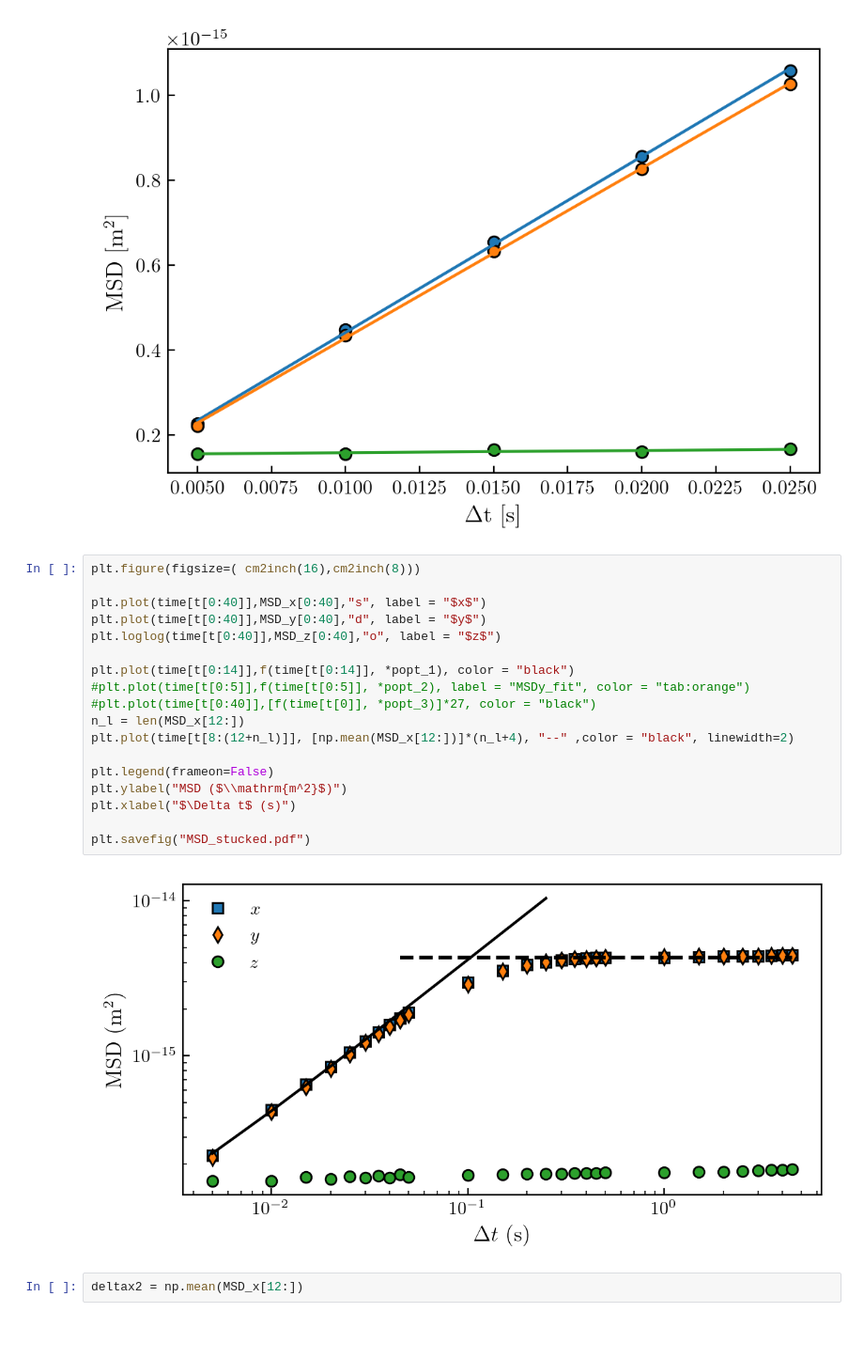
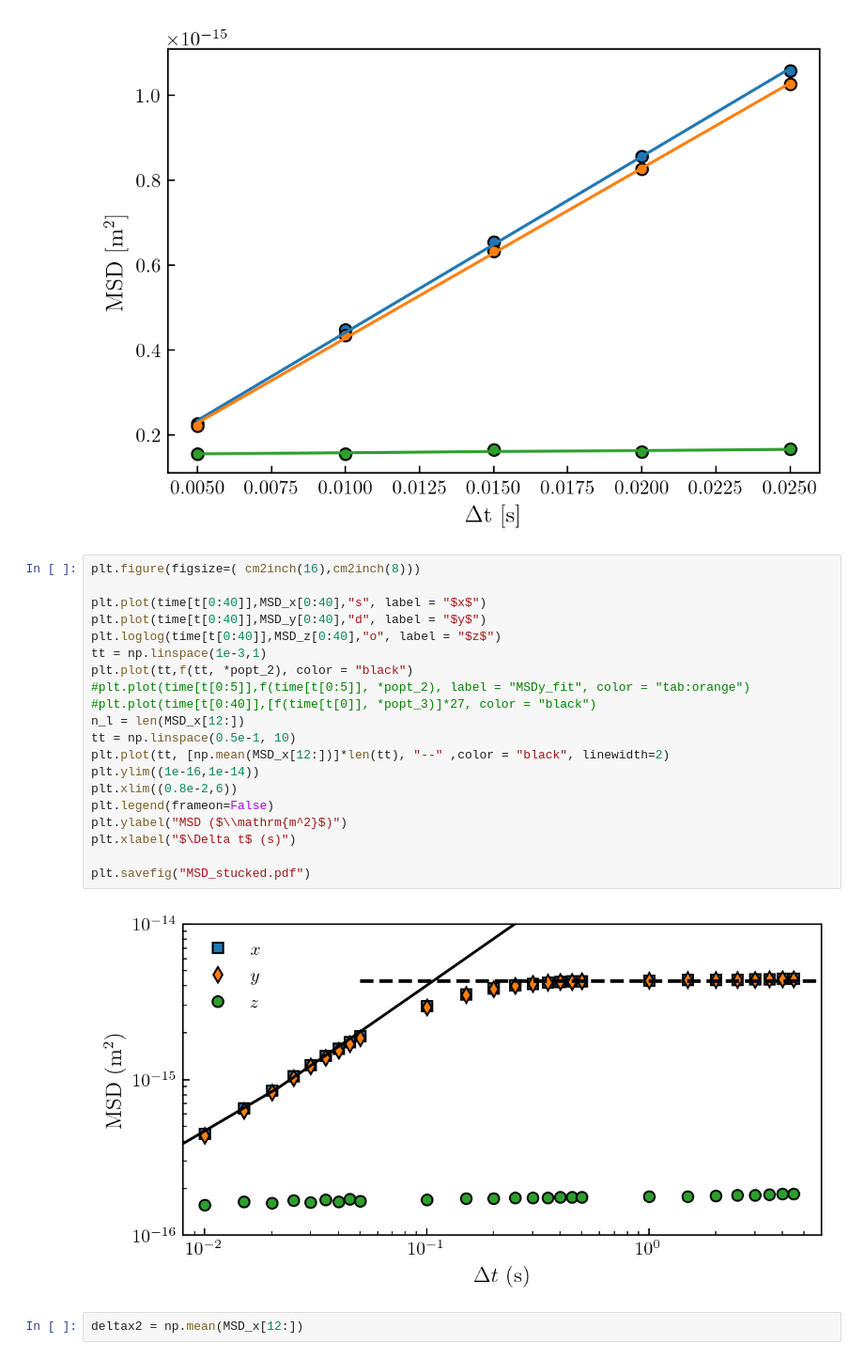
Before and after one commit to eXpensia/Confined-Brownian-Motion, a Jupyter notebook: 02_body/chapter4/images/stucked_particle/Full analysis trajectory_using_Dyacine_adding_x_y_distrib.ipynb, the cells around one changed output. Shown at 94% size. Drawn from its saved outputs; the diff is of its cells as text; blank space fills up the shorter version.

Commit message:
corr_figure

```diff
--- a/02_body/chapter4/images/stucked_particle/Full analysis trajectory_using_Dyacine_adding_x_y_distrib.ipynb
+++ b/02_body/chapter4/images/stucked_particle/Full analysis trajectory_using_Dyacine_adding_x_y_distrib.ipynb
@@ -232,23 +230,25 @@ Text(0.5, 0, '$\\Delta$t [s]')
 # %%
 plt.figure(figsize=( cm2inch(16),cm2inch(8)))
 
 plt.plot(time[t[0:40]],MSD_x[0:40],"s", label = "$x$")
 plt.plot(time[t[0:40]],MSD_y[0:40],"d", label = "$y$")
 plt.loglog(time[t[0:40]],MSD_z[0:40],"o", label = "$z$")
-
-plt.plot(time[t[0:14]],f(time[t[0:14]], *popt_1), color = "black")
+tt = np.linspace(1e-3,1)
+plt.plot(tt,f(tt, *popt_2), color = "black")
 #plt.plot(time[t[0:5]],f(time[t[0:5]], *popt_2), label = "MSDy_fit", color = "tab:orange")
 #plt.plot(time[t[0:40]],[f(time[t[0]], *popt_3)]*27, color = "black")
 n_l = len(MSD_x[12:])
-plt.plot(time[t[8:(12+n_l)]], [np.mean(MSD_x[12:])]*(n_l+4), "--" ,color = "black", linewidth=2)
-
+tt = np.linspace(0.5e-1, 10)
+plt.plot(tt, [np.mean(MSD_x[12:])]*len(tt), "--" ,color = "black", linewidth=2)
+plt.ylim((1e-16,1e-14))
+plt.xlim((0.8e-2,6))
 plt.legend(frameon=False)
 plt.ylabel("MSD ($\\mathrm{m^2}$)")
 plt.xlabel("$\Delta t$ (s)")
 
 plt.savefig("MSD_stucked.pdf")
 # %% [output]
-[figure, old version]
+[figure, new version]
 # %%
 deltax2 = np.mean(MSD_x[12:])
 # %%
```
Also changed, not shown: parts of 1 cell of this notebook, 16 other files.
